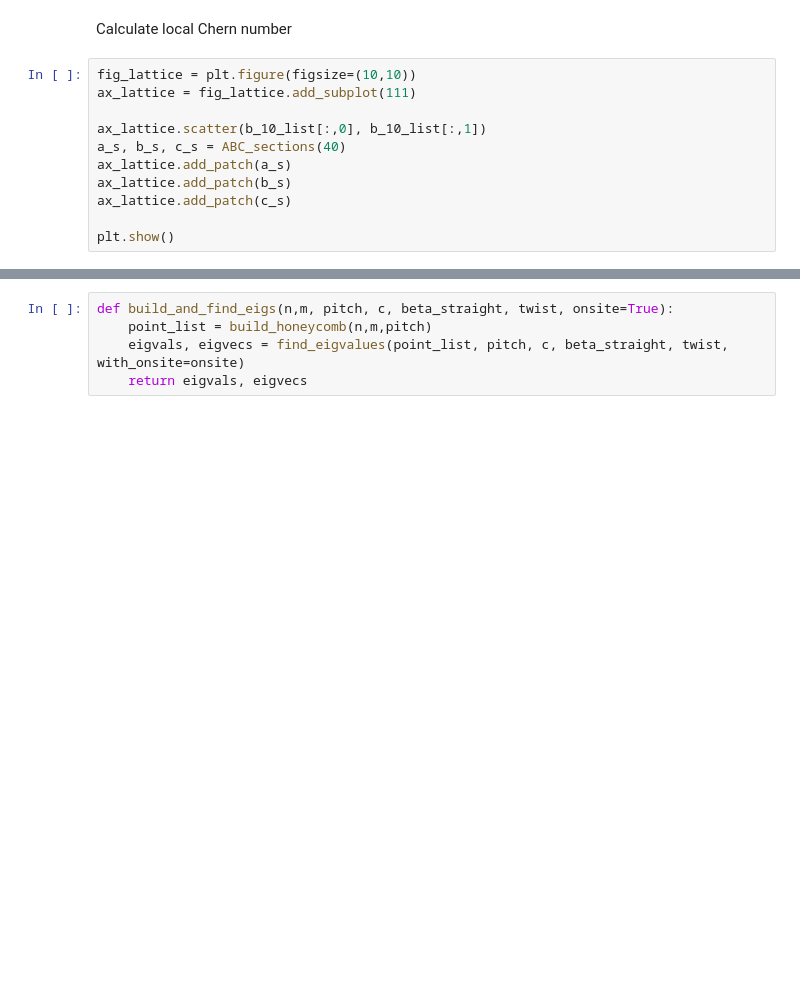
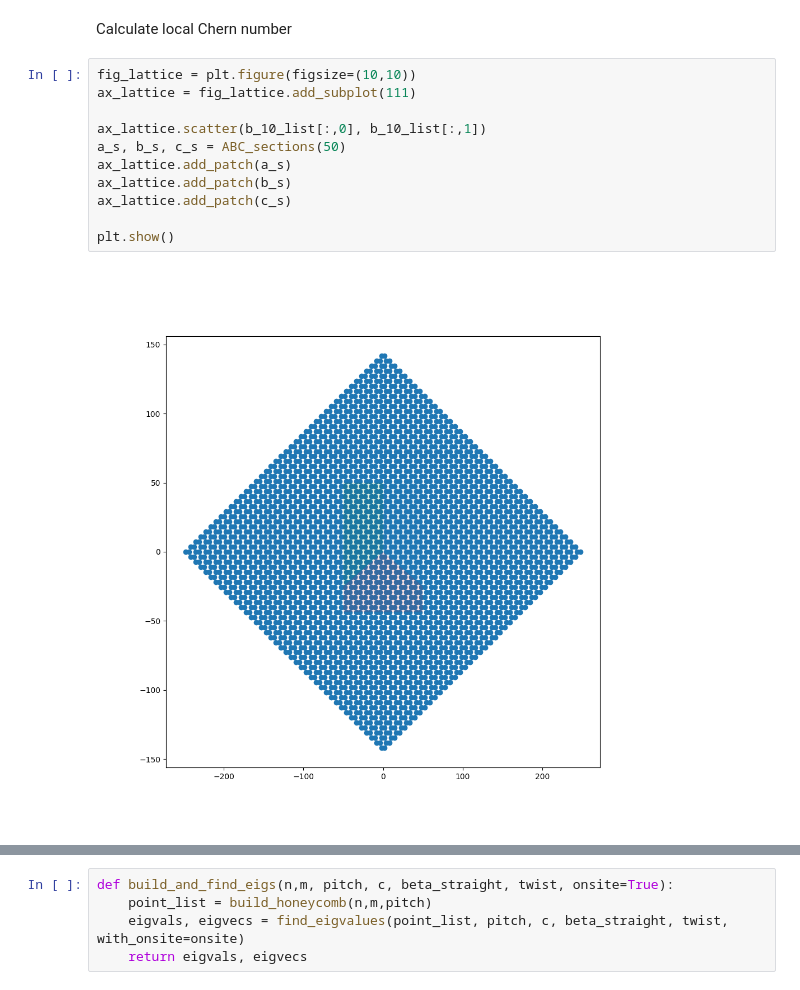
Before and after one commit to NRobertsF91W/PhD-Jupyter-Notebooks, a Jupyter notebook: twisted honeycomb numerical analysis chern number.ipynb, the cells around one changed output, grey strips where cells are left out. Cells and saved outputs as stored; diff of their text form; blank space fills up the shorter version.

```diff
--- a/twisted honeycomb numerical analysis chern number.ipynb
+++ b/twisted honeycomb numerical analysis chern number.ipynb
@@ -250,14 +371,16 @@ Calculate local Chern number
 # %%
 fig_lattice = plt.figure(figsize=(10,10))
 ax_lattice = fig_lattice.add_subplot(111)
 
 ax_lattice.scatter(b_10_list[:,0], b_10_list[:,1])
-a_s, b_s, c_s = ABC_sections(40)
+a_s, b_s, c_s = ABC_sections(50)
 ax_lattice.add_patch(a_s)
 ax_lattice.add_patch(b_s)
 ax_lattice.add_patch(c_s)
 
 plt.show()
+# %% [output]
+[figure, added]
 # %%
 # beta_100 = beta_super
 #print(eigvecs)
```
Also changed, not shown: parts of 25 cells of this notebook, 1 other file.
